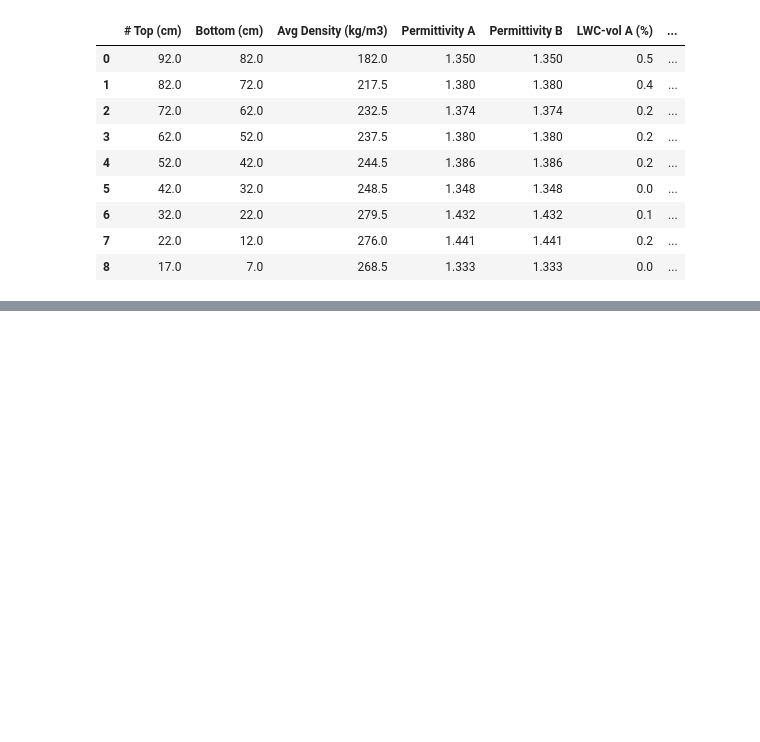
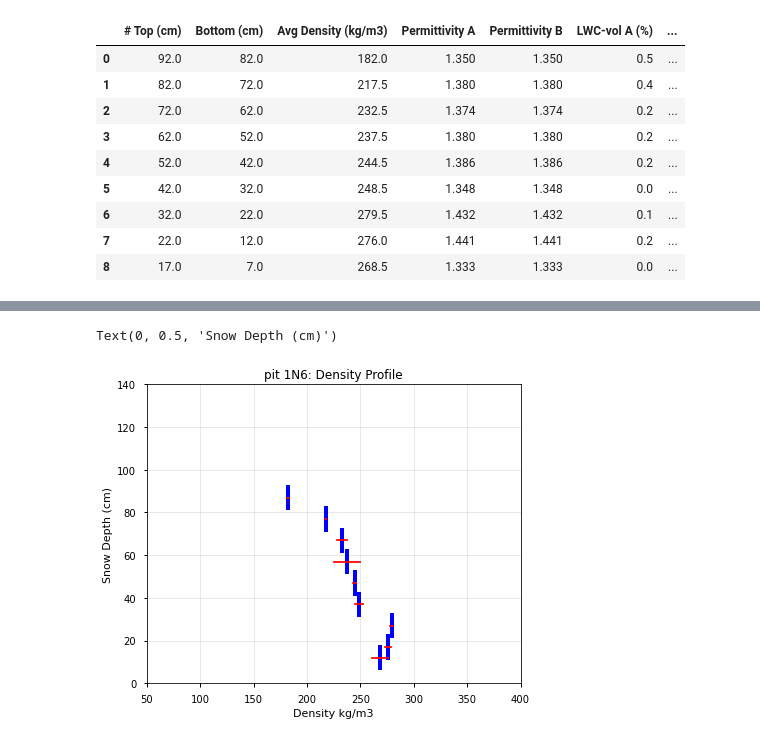
Before and after one commit to snowex-hackweek/uavsar, a Jupyter notebook: ShazWork/Test_Python.ipynb, the cells around one changed output, grey strips where cells are left out. Cells and saved outputs as stored; diff of their text form; code cells hidden in the pictures; blank space fills up the shorter version.

Commit message:
Worked with some LWC and density data for snowpit 1N6

```diff
--- a/ShazWork/Test_Python.ipynb
+++ b/ShazWork/Test_Python.ipynb
@@ -237,0 +238,7 @@ Text(0, 0.5, 'Snow Bottom (cm)')
+# %%
+# grab a different pit parameter file
+parameter = 'density'
+with fs.open('/snowex-data/tutorial-data/core-datasets/pits/SnowEx20_SnowPits_GMIOP_{}_{}_{}_v01.csv'.format(date, pitID, parameter), 'rb') as f:
+
+    d = pd.read_csv(f, header=7)
+d
@@ -237,0 +256,4 @@ Text(0, 0.5, 'Snow Bottom (cm)')
+# %%
+# get the average density
+d['Avg Density (kg/m3)'] = d[['Density A (kg/m3)', 'Density B (kg/m3)', 'Density C (kg/m3)']].mean(axis=1, skipna=True)
+d
@@ -237,0 +271,36 @@ Text(0, 0.5, 'Snow Bottom (cm)')
+# %%
+def plot_density(ax, dataframe):
+
+    '''
+    This function helps you plot density profiles from snow pits. Use it to iterate through
+    DataFrame rows and plot the density for each top and bottom segment.
+
+    '''
+
+    for index, row in dataframe.iterrows():
+        # plot blue bars to represent 10cm density intervals
+        top = row['# Top (cm)']
+        bottom = row['Bottom (cm)']
+        dens = row["Avg Density (kg/m3)"]
+        ax.plot([dens, dens],[bottom, top], color='blue', linewidth=4)
+
+        # plot a red cross to show the spread between A and B samples
+        densA = row["Density A (kg/m3)"]
+        densB = row["Density B (kg/m3)"]
+        middle = bottom + 5.
+        ax.plot([densA, densB],[middle,middle], color='red')
+
+    return ax
+
+fig, ax = plt.subplots()
+ax = plot_density(ax, d)
+ax.set_xlim(50, 400)
+ax.set_ylim(0, 140)
+ax.grid(color='lightgray', alpha=.5)
+ax.set_aspect(2)
+ax.set_title('pit {}: Density Profile'.format(pitID))
+ax.set_xlabel('Density kg/m3')
+ax.set_ylabel('Snow Depth (cm)')
+# %% [output]
+Text(0, 0.5, 'Snow Depth (cm)')
+[figure, added]
```
Also changed, not shown: parts of 3 cells of this notebook.
